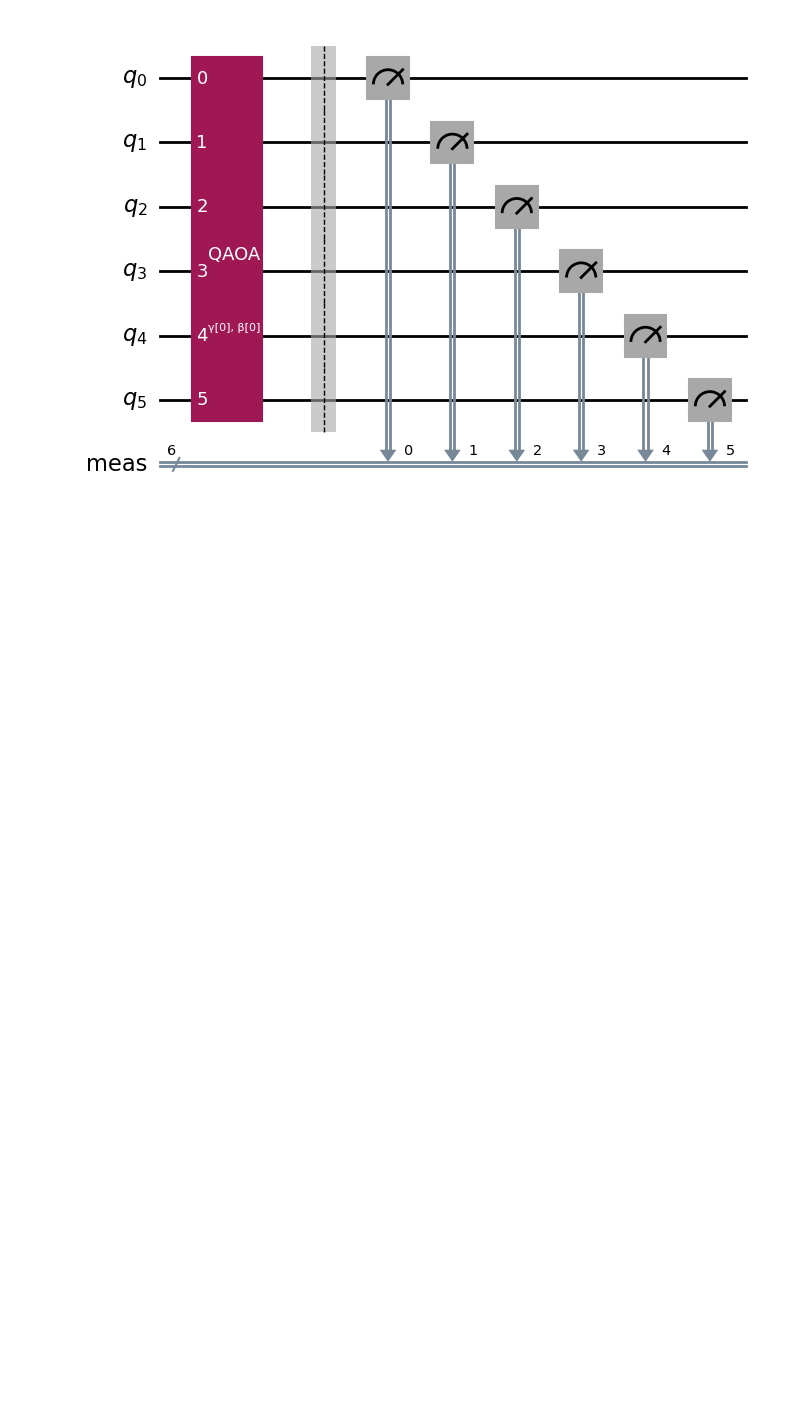
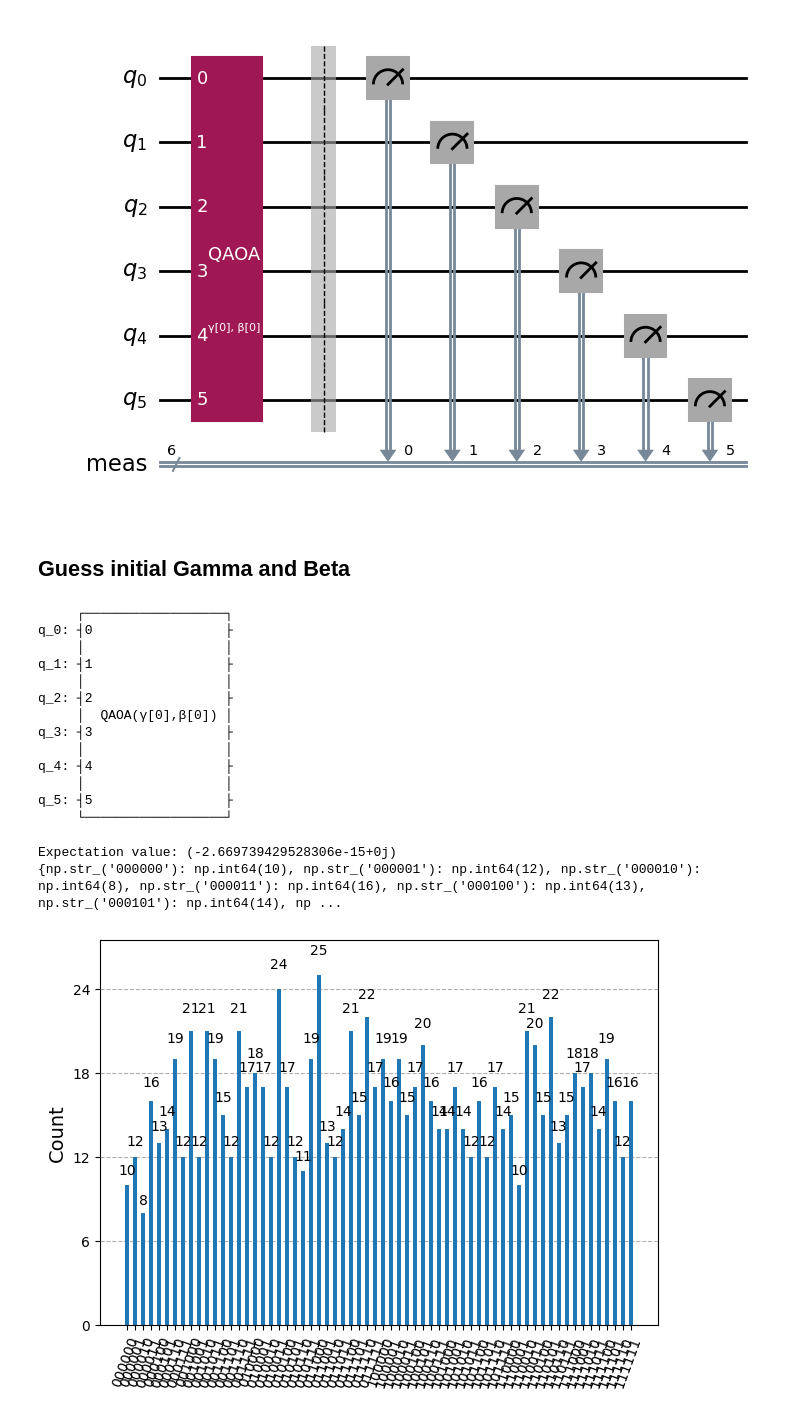
Before and after one commit to ttv04/QAOA-for-Maximum-Independent-Set, a Jupyter notebook: qaoamis/MIS.ipynb, the cells around one changed output. Cells and saved outputs as stored; diff of their text form; code cells hidden in the pictures; blank space fills up the shorter version.

```diff
--- a/qaoamis/MIS.ipynb
+++ b/qaoamis/MIS.ipynb
@@ -187,7 +243,7 @@ from qiskit.quantum_info import SparsePauliOp
 
 def eval_cost_hamiltonian(G: rx.PyGraph, configuration: list[int]):
     n = G.num_nodes()
-    P = n ** 2  # assuming P = number of nodes
+    P = n  # assuming P = number of nodes
     q = [-1] * n
 
     # Convert -1/1 configuration to x_i in {0,1}
@@ -218,7 +274,7 @@ def eval_cost_hamiltonian(G: rx.PyGraph, configuration: list[int]):
 def build_mis_paulis(G: rx.PyGraph):
 
     n = G.num_nodes()
-    P = n ** 2  # assuming P = number of nodes
+    P = n  # assuming P = number of nodes
     q = [-1] * n
     pauli_list = []
 
@@ -244,24 +305,49 @@ MIS Hamiltonian: SparsePauliOp(['IIIIIZ', 'IIIIZI', 'IIIZII', 'IIZIII', 'IZIIII'
 # %%
 from qiskit.circuit.library import QAOAAnsatz
 
-circuit = QAOAAnsatz(cost_operator=mis_hamiltonian, reps=1)
+circuit_wo_measure = QAOAAnsatz(cost_operator=mis_hamiltonian, reps=1)
+circuit = circuit_wo_measure.copy()
 circuit.measure_all()
 
 circuit.draw("mpl")
-# print(circuit.parameters)
 # %% [output]
 [figure]
+# %% [markdown]
+## Guess initial Gamma and Beta
 # %%
-from qiskit_aer import AerSimulator
-from qiskit import transpile
-from qiskit.transpiler.preset_passmanagers import generate_preset_pass_manager
 
-simulator = AerSimulator()
+init_gamma = np.pi
+init_beta = np.pi / 2
+param_dict = {p: init_beta if 'β' in str(p) else init_gamma for p in circuit_wo_measure.parameters}
 
-pm = generate_preset_pass_manager(optimization_level=3, backend=simulator)
+circuit_bound = circuit_wo_measure.assign_parameters(param_dict)
+print(circuit_wo_measure)
 
-circuit = pm.run(circuit)
+from qiskit import quantum_info as qi
 
-# circuit.draw("mpl")
+psi = qi.Statevector(circuit_bound)
 
-# result = simulator.run(pm, shots=1024).result().count
+counts = psi.sample_counts(1024)
+expectation_value = psi.expectation_value(mis_hamiltonian)
+print("Expectation value:", expectation_value)
+print(counts)
+
+from qiskit.visualization import plot_histogram
+plot_histogram(counts)
+# %% [output]
+     ┌──────────────────┐
+q_0: ┤0                 ├
+     │                  │
+q_1: ┤1                 ├
+     │                  │
+q_2: ┤2                 ├
+     │  QAOA(γ[0],β[0]) │
+q_3: ┤3                 ├
+     │                  │
+q_4: ┤4                 ├
+     │                  │
+q_5: ┤5                 ├
+     └──────────────────┘
+Expectation value: (-2.669739429528306e-15+0j)
+{np.str_('000000'): np.int64(10), np.str_('000001'): np.int64(12), np.str_('000010'): np.int64(8), np.str_('000011'): np.int64(16), np.str_('000100'): np.int64(13), np.str_('000101'): np.int64(14), np ...
+[figure, added]
```
Also changed, not shown: parts of 17 cells of this notebook, 4 other files.
